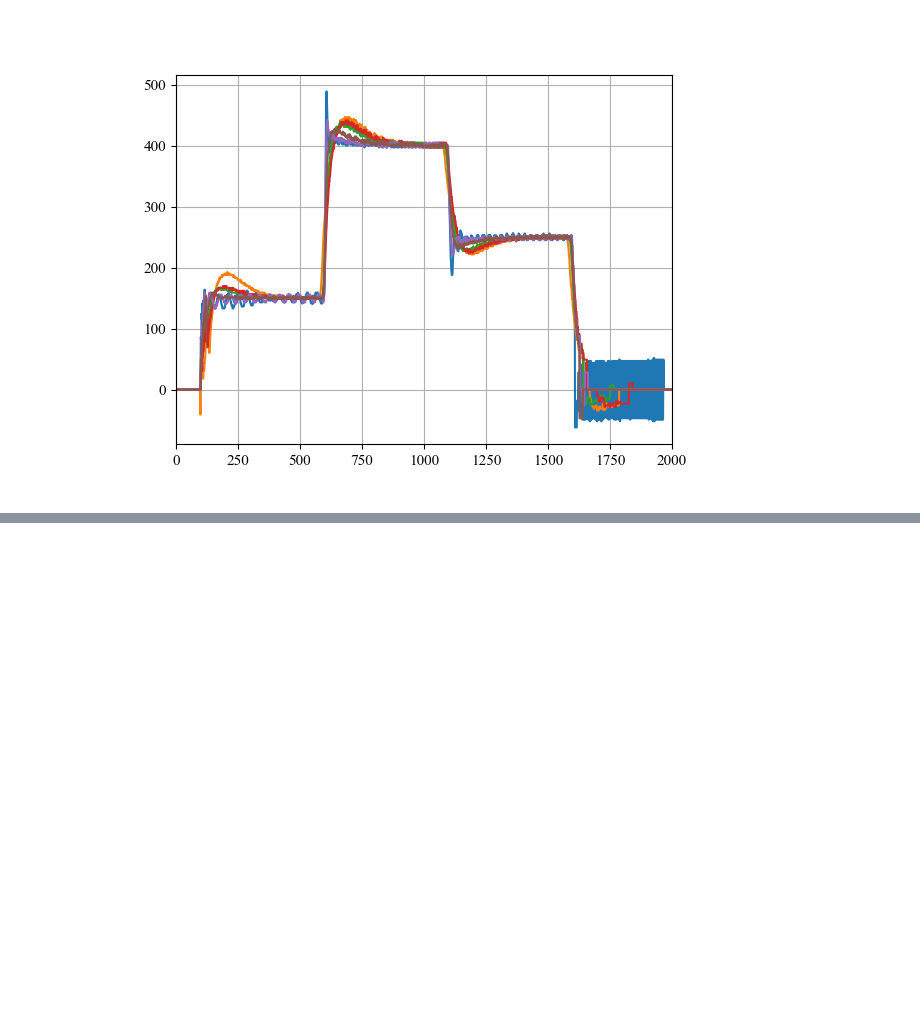
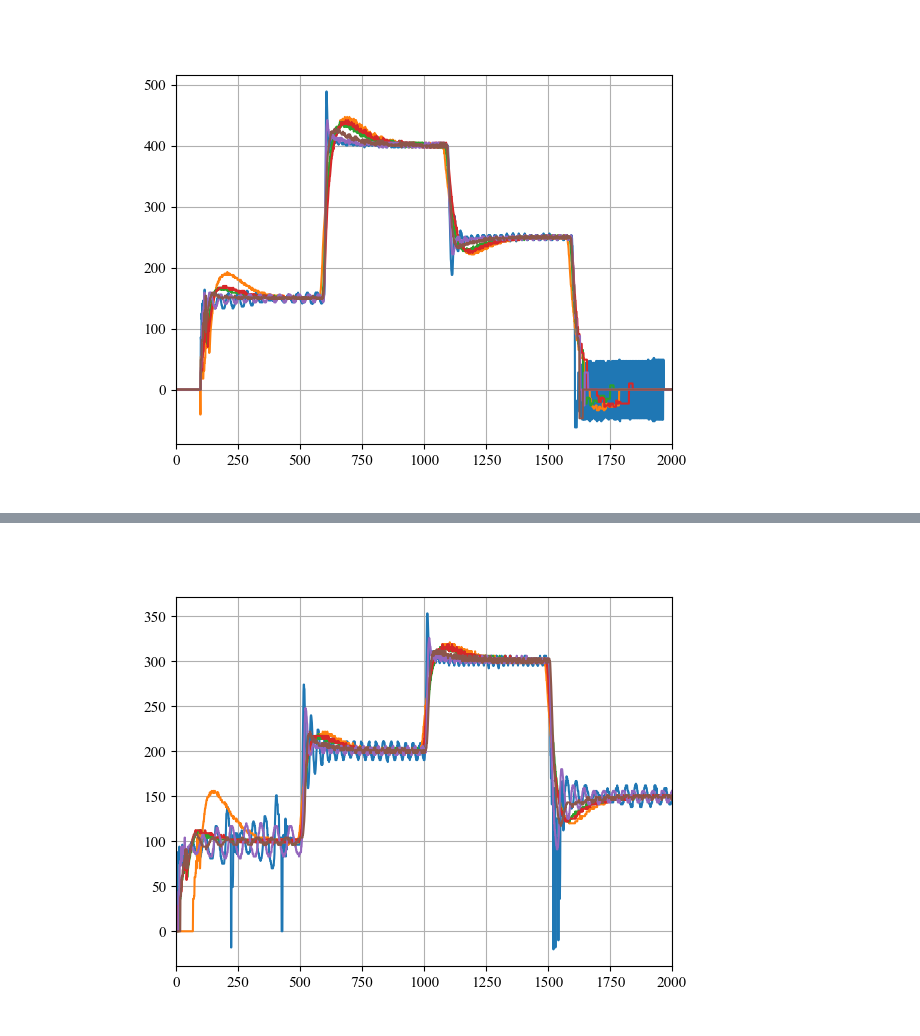
Before and after one commit to buswayne/in-context-bldc, a Jupyter notebook: speed_estimator/cut_data.ipynb, the cells around one changed output, grey strips where cells are left out. Saved outputs shown, nothing was run; the diff lists cells and outputs as text; code cells hidden in the pictures; blank space fills up the shorter version.

```diff
--- a/speed_estimator/cut_data.ipynb
+++ b/speed_estimator/cut_data.ipynb
@@ -192,3 +192,102 @@ plt.show()
 [WinError 183] Impossibile creare un file, se il file esiste già: '../data/CL_experiments_double_sensor_low_speed_ekf_and_meta/final_fixed/inertia15_ki-0.0029-kp-3.0000'
 0.0
 [figure]
+# %%
+
+final_fixed_folder2 = folder_path + "final_fixed2/"
+final_fixed_folder3 = folder_path + "final_fixed3/"
+
+save_final_fixed_folder2 = save_folder_path + "final_fixed2/"
+save_final_fixed_folder3 = save_folder_path + "final_fixed3/"
+
+
+plt.figure()
+
+final_fixed_folder_list = glob.glob(os.path.join(final_fixed_folder2, "*"))
+for i in range(len(final_fixed_folder_list)):
+    foldername = str(final_fixed_folder_list[i]).split("\\")[-1]
+    # print(foldername)
+    csv_list = glob.glob(os.path.join(final_fixed_folder_list[i], "*.csv"))
+    try:
+        os.mkdir(os.path.join(save_final_fixed_folder2, foldername))
+    except OSError as error:
+        print(error)
+    for file in csv_list:
+
+        filename = str(file).split("\\")[-1]
+        # print(filename)
+
+        df = pd.read_csv(file)
+        omega = df['omega'].to_numpy()
+
+        last_idx = np.argwhere(omega>0)[-1] +1
+        first_idx = last_idx - 2000 -1
+
+        # first_idx = np.argwhere(omega>0)[0] -1
+
+        # last_idx = first_idx + 2001
+        # print(first_idx)
+        # print(len(df))
+
+        df.drop(df.tail(len(df)-last_idx[0]).index, inplace=True) # drop last n rows
+        df.drop(df.head(first_idx[0]).index, inplace=True) # drop first n rows
+        omega = df['omega'].to_numpy()
+        # plt.figure()
+        plt.plot(omega)
+
+        df["t"] = df["t"].to_numpy() - df["t"].to_numpy()[0]
+        print(df["t"].to_numpy()[0])
+
+        df.to_csv(os.path.join(save_final_fixed_folder2, foldername, filename))
+
+
+
+
+        # print(len(omega))
+
+
+plt.figure()
+
+final_fixed_folder_list = glob.glob(os.path.join(final_fixed_folder3, "*"))
+for i in range(len(final_fixed_folder_list)):
+    foldername = str(final_fixed_folder_list[i]).split("\\")[-1]
+    # print(foldername)
+    csv_list = glob.glob(os.path.join(final_fixed_folder_list[i], "*.csv"))
+    try:
+        os.mkdir(os.path.join(save_final_fixed_folder3, foldername))
+    except OSError as error:
+        print(error)
+    for file in csv_list:
+
+        filename = str(file).split("\\")[-1]
+        # print(filename)
+
+        df = pd.read_csv(file)
+        omega = df['omega'].to_numpy()
+
+        last_idx = np.argwhere(omega>0)[-1] +1
+        first_idx = last_idx - 2000 -1
+
+        # first_idx = np.argwhere(omega>0)[0] -1
+
+        # print(first_idx)
+        # print(len(df))
+
+        df.drop(df.tail(len(df)-last_idx[0]).index, inplace=True) # drop last n rows
+        df.drop(df.head(first_idx[0]).index, inplace=True) # drop first n rows
+        omega = df['omega'].to_numpy()
+        # plt.figure()
+        plt.plot(omega)
+
+        df["t"] = df["t"].to_numpy() - df["t"].to_numpy()[0]
+        print(df["t"].to_numpy()[0])
+
+        df.to_csv(os.path.join(save_final_fixed_folder3, foldername, filename))
+
+
+
+
+        # print(len(omega))
+
+plt.show()
+# %% [output]
@@ -194,0 +311 @@ plt.show()
+[figure, added]
```
Also changed, not shown: parts of 1 cell of this notebook, 41 other files.
